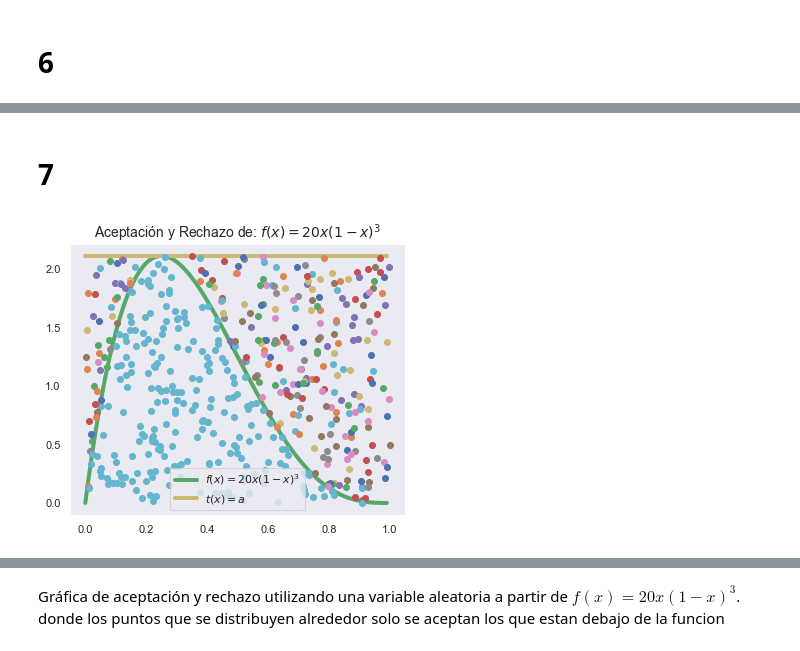
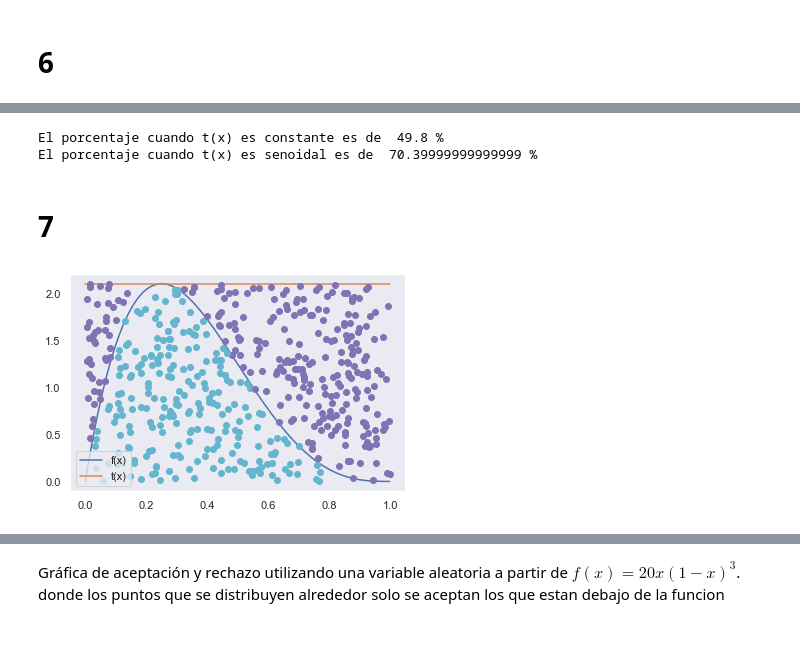
Before and after one commit to Jancope/ProyectoConjunto_JAContreras_MAOchoa, a Jupyter notebook: Tarea6 Antonio Contreras y Marco Ochoa.ipynb, the cells around one changed output, grey strips where cells are left out. Drawn from its saved outputs; the diff is of its cells as text; code cells hidden in the pictures.

```diff
--- a/Tarea6 Antonio Contreras y Marco Ochoa.ipynb
+++ b/Tarea6 Antonio Contreras y Marco Ochoa.ipynb
@@ -158,25 +143,3 @@ plt.show()
 Se observa el método de aceptación y rechazo donde la mayoría de los puntos azules debajo de la función f(x)fueron aceptados.
 # %% [markdown]
 # 6
-# %%
-# Código de solución
-N =500
-x =np.arange(0,1,0.01)
-plt.figure(figsize=[6,5])
-f = lambda x: 30*(x**2 - 2*x**3 + x**4)
-
-plt.title("Aceptación y Rechazo para $t(x)=a$",fontsize=14)
-#plt.xlabel('Rango',fontsize=14)
-#plt.ylabel('Densidad de probabilidad',fontsize=14)
-
-plt.plot(x,f(x), label='f(x)',color="g",lw=4)
-t = lambda x: a*np.ones([len(x)])
-a = f(optimize.fmin(lambda x:-f(x), 0, disp=False))
-plt.plot(x,t(x),label='t(x)',color="r",lw=4)
-plt.legend()
-R1 = np.random.rand(N)
-R2 = np.random.rand(N)
-Aceptacionrechazo(R1,R2,f,t)
-
-
-plt.show()
@@ -187,20 +165,19 @@ Los aceptados se encuentran bajo la region de color verde
+# %%
+print("El porcentaje cuando t(x) es constante es de ",prob_tc * 100, "%")
+print("El porcentaje cuando t(x) es senoidal es de ",prob_sen * 100, "%")
+# %% [output]
+El porcentaje cuando t(x) es constante es de  49.8 %
+El porcentaje cuando t(x) es senoidal es de  70.39999999999999 %
 # %% [markdown]
 # 7
 # %%
 # Código de solución
+f = lambda x: 20 * x * (1-  x)**3
+max_f = f(optimize.fmin(lambda x: -f(x), 0, disp = False))
+t_c = lambda x: max_f * np.ones(len(x))
 N = 500
-f = lambda x: 20*x*(1-x)**3
-a = f(optimize.fmin(lambda x:-f(x), 0, disp=False))
-plt.figure(figsize=[6,5])
-plt.plot(x,f(x), label='$f(x)=20x(1-x)^3$',color="g",lw=4)
-plt.title('Aceptación y Rechazo de: $f(x)=20x(1-x)^3$',fontsize=14)
-t = lambda x: a*np.ones([len(x)])
-plt.plot(x,t(x),label='$t(x)=a$',color="y",lw=4)
-plt.legend()
-plt.grid()
+R2 = np.random.rand(N)
 R1 = np.random.rand(N)
-R2 = np.random.rand(N)
-Aceptacionrechazo(R2,R1,f,t)
-plt.show()
+fun_a_r(R2, R1, f, t_c, N)
 # %% [output]
-[figure, old version]
+[figure, new version]
```
Also changed, not shown: parts of 14 cells of this notebook.
